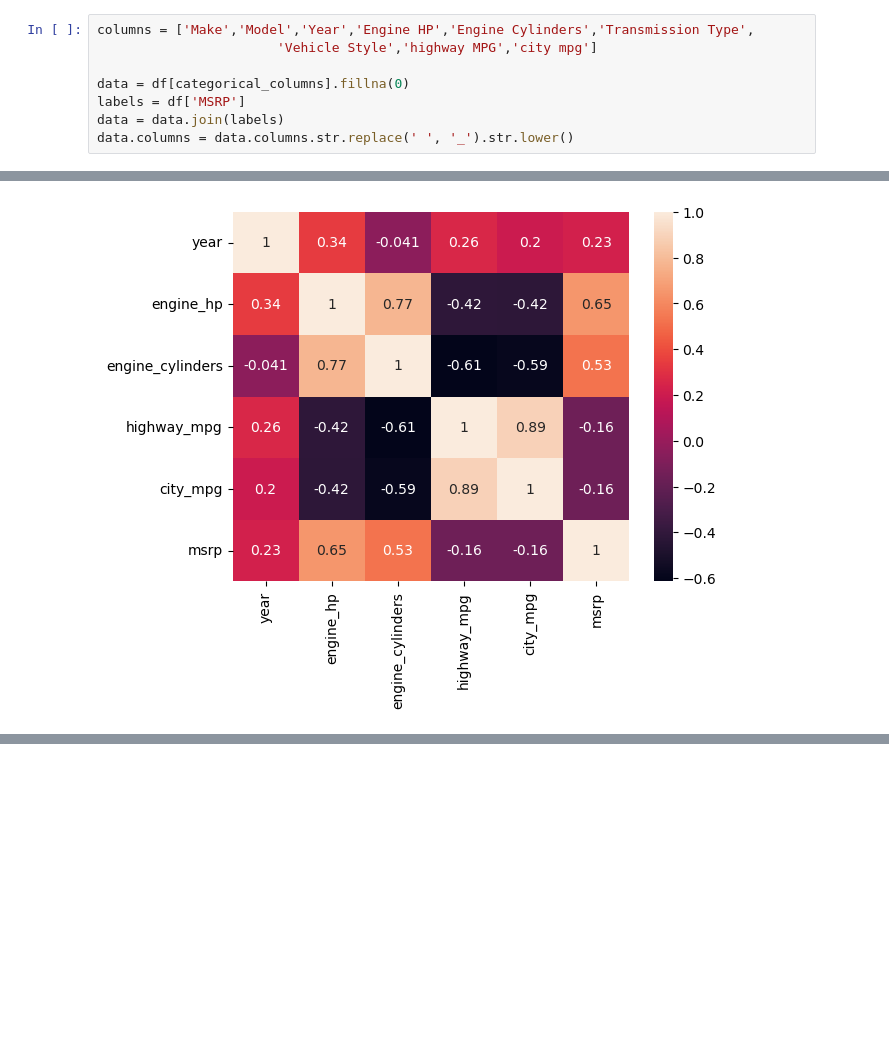
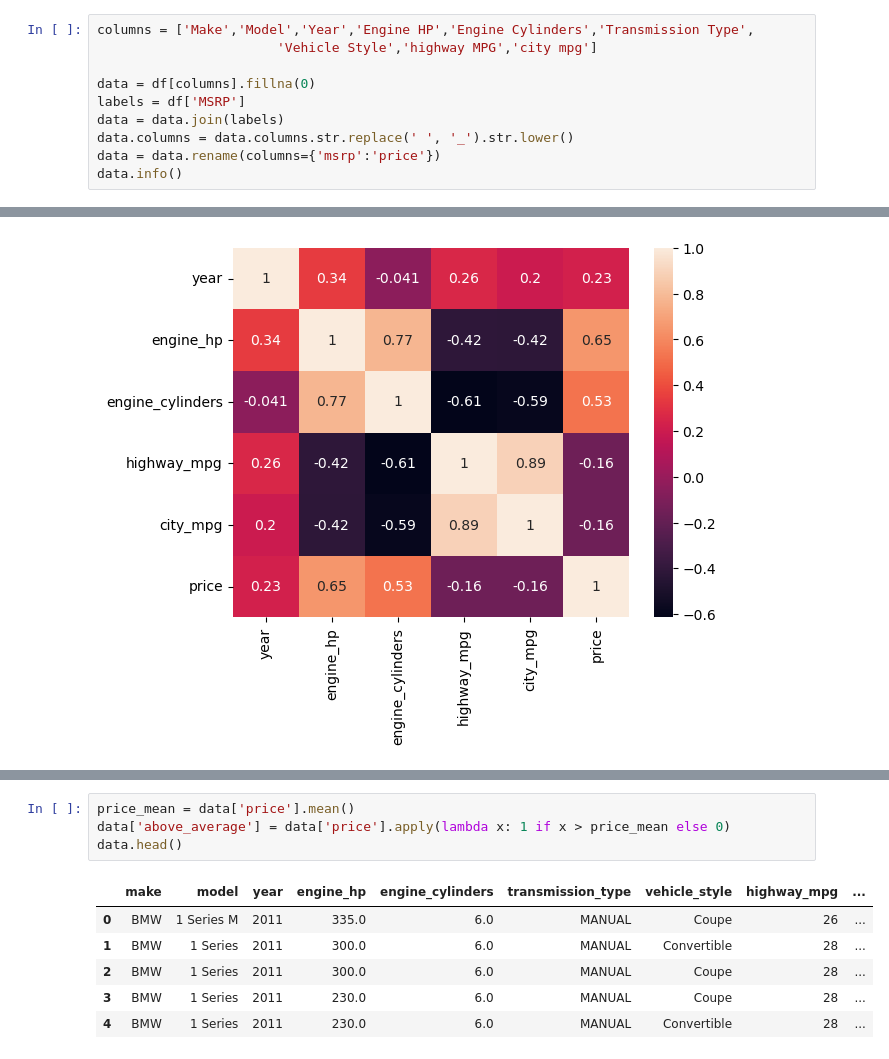
Before and after one commit to JasonDahl/mlzoomcamp-homework, a Jupyter notebook: homework-3/03-ml-classification-homework.ipynb, the cells around one changed output, grey strips where cells are left out. Cells and saved outputs as stored; diff of their text form; blank space fills up the shorter version.

```diff
--- a/homework-3/03-ml-classification-homework.ipynb
+++ b/homework-3/03-ml-classification-homework.ipynb
@@ -60,7 +60,9 @@ df = pd.read_csv('data.csv')
 columns = ['Make','Model','Year','Engine HP','Engine Cylinders','Transmission Type',
                        'Vehicle Style','highway MPG','city mpg']
 
-data = df[categorical_columns].fillna(0)
+data = df[columns].fillna(0)
 labels = df['MSRP']
 data = data.join(labels)
 data.columns = data.columns.str.replace(' ', '_').str.lower()
+data = data.rename(columns={'msrp':'price'})
+data.info()
@@ -151,0 +158,11 @@ plt.show()
+# %%
+price_mean = data['price'].mean()
+data['above_average'] = data['price'].apply(lambda x: 1 if x > price_mean else 0)
+data.head()
+# %% [output]
+|  | make | model | year | engine_hp | engine_cylinders | transmission_type | vehicle_style | highway_mpg | ... |
+| 0 | BMW | 1 Series M | 2011 | 335.0 | 6.0 | MANUAL | Coupe | 26 | ... |
+| 1 | BMW | 1 Series | 2011 | 300.0 | 6.0 | MANUAL | Convertible | 28 | ... |
+| 2 | BMW | 1 Series | 2011 | 300.0 | 6.0 | MANUAL | Coupe | 28 | ... |
+| 3 | BMW | 1 Series | 2011 | 230.0 | 6.0 | MANUAL | Coupe | 28 | ... |
+| 4 | BMW | 1 Series | 2011 | 230.0 | 6.0 | MANUAL | Convertible | 28 | ... |
```
Also changed, not shown: parts of 18 cells of this notebook.
